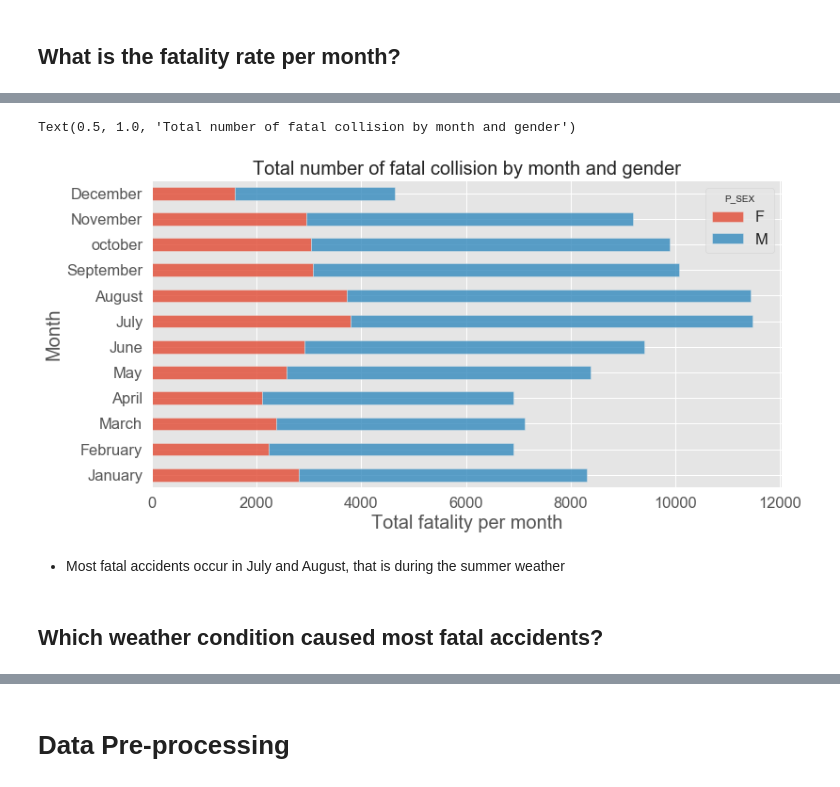
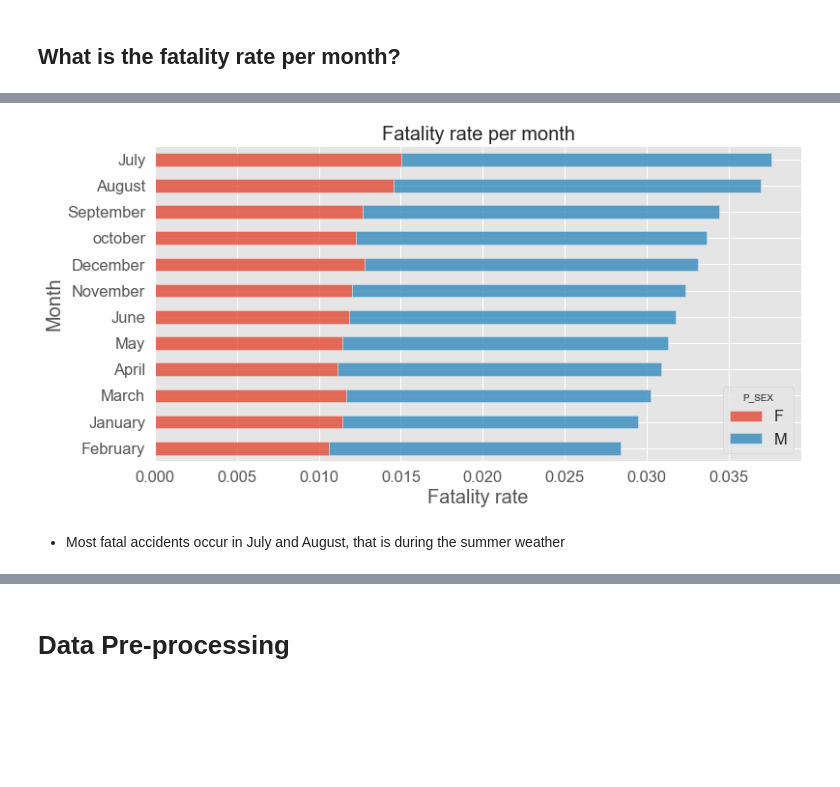
Before and after one commit to jnsofini/Imbalanced-Learning, a Jupyter notebook: JupyterNotebook/Motor-vehicle-collision-full.ipynb, the cells around one changed output, grey strips where cells are left out. Saved outputs shown, nothing was run; the diff lists cells and outputs as text; code cells hidden in the pictures; blank space fills up the shorter version.

```diff
--- a/JupyterNotebook/Motor-vehicle-collision-full.ipynb
+++ b/JupyterNotebook/Motor-vehicle-collision-full.ipynb
@@ -259,7 +259,7 @@ array([1, 2, 3, 4, 5, 6, 7, 8, 9, 10, 11, 12, '12', nan, '01', '02', '11'],
 # %%
 month_dict = {1: 'January', '01': 'January', 2: 'February','02': 'February',3: 'March', 4: 'April',
              5:'May', 6: 'June', 7: 'July',8: 'August', 9: 'September',10: 'october', 11: 'November',
-              '11': 'November', 12: 'December'}
+              '11': 'November', 12: 'December', '12': 'December'}
 # %%
 df['C_MNTH'] = df['C_MNTH'].replace(month_dict)
 # %%
@@ -1002,0 +953,13 @@ Text(0.5, 1.0, 'Total number of fatal collision by model year and gender')
+# %%
+table_vtype = df.pivot_table('C_SEV', index = 'V_TYPE', columns = 'P_SEX', aggfunc = 'sum')
+# Set figure size
+sns.set(font_scale = 1.5)
+plt.style.use('ggplot')
+
+# Plot figure
+table_vtype.sort_values(by =['M']).plot(kind = 'barh', stacked = True,figsize = (12,7), alpha =0.8)
+plt.ylabel('Vehicle type', fontsize=20)
+plt.xlabel('Total fatality per vehicle type', fontsize=20)
+plt.legend(loc= 'lower right', title = 'P_SEX')
+plt.title('Total number of fatal collision by vehicle type', fontsize=20)
+plt.savefig('../Figures/fig6.pdf')
@@ -1100,21 +1038,22 @@ table_month
 # %%
+table_month = df.pivot_table('C_SEV', index = 'C_MNTH', columns = 'P_SEX', aggfunc = 'mean')
+
 # Set figure size
 sns.set(font_scale = 1.5)
 plt.style.use('ggplot')
 
-order =['January','February','March', 'April','May', 'June',
-    'July','August','September', 'october','November','December']
-
+# order =['January','February','March', 'April','May', 'June',
+#     'July','August','September', 'october','November','December']
+#.loc[order]
 # Plot figure
-table_month.loc[order].plot(kind = 'barh', stacked = True, figsize = (12,6), alpha =0.8)
+table_month.sort_values(by =['M']).plot(kind = 'barh',
+                                                   stacked = True, figsize = (12,6), alpha =0.8)
 plt.ylabel('Month', fontsize =20)
-plt.xlabel('Total fatality per month', fontsize =20)
+plt.xlabel('Fatality rate', fontsize =20)
 plt.legend(title = 'P_SEX')
-plt.title('Total number of fatal collision by month and gender', fontsize =20)
+plt.title('Fatality rate per month', fontsize =20)
+plt.savefig('../Figures/fig9.pdf')
 # %% [output]
-Text(0.5, 1.0, 'Total number of fatal collision by month and gender')
-[figure, old version]
+[figure, new version]
 # %% [markdown]
 - Most fatal accidents occur in July and August, that is during the summer weather
-# %% [markdown]
-##  Which weather condition caused most fatal accidents?
```
Also changed, not shown: parts of 51 cells of this notebook, 16 other files.
